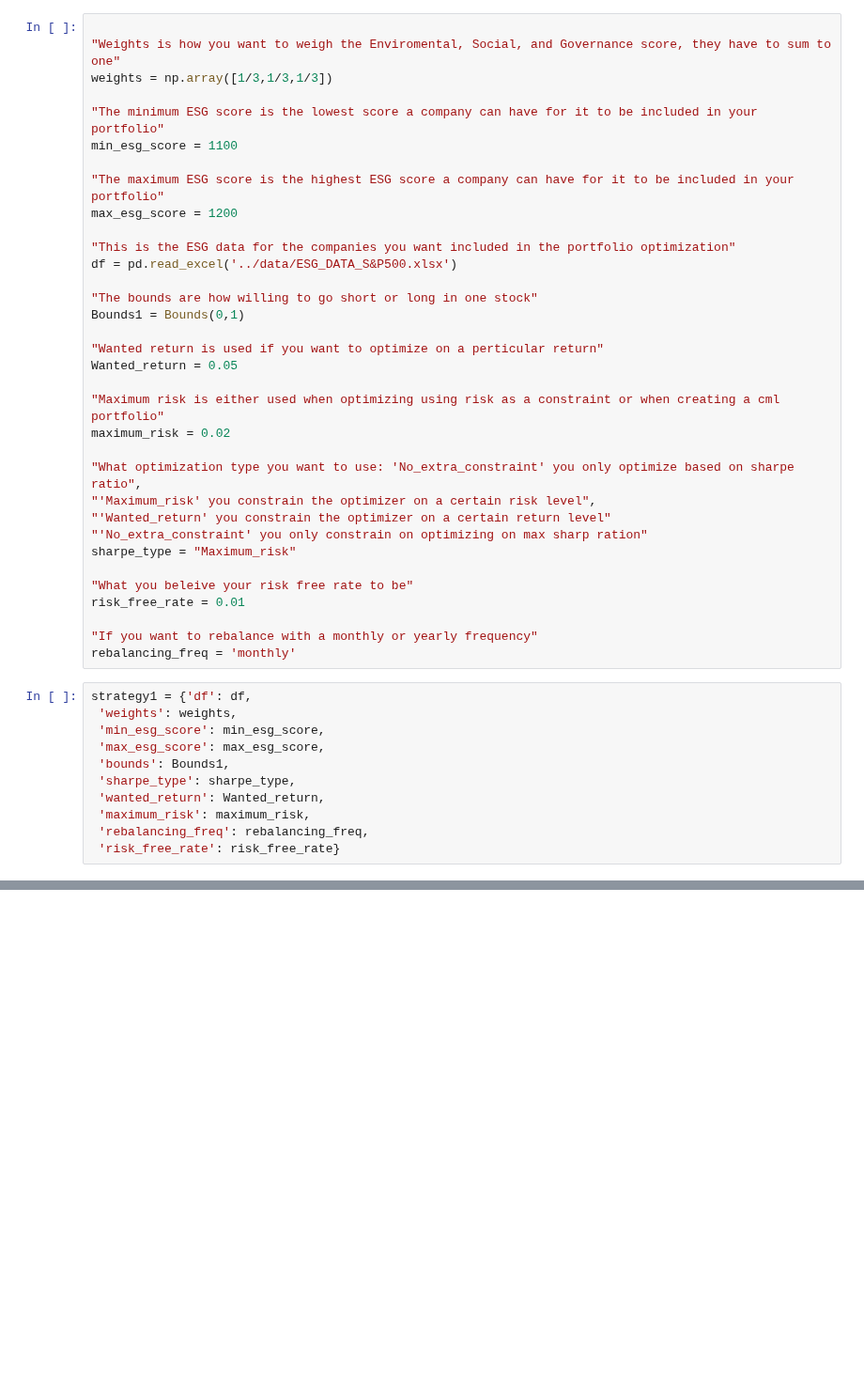
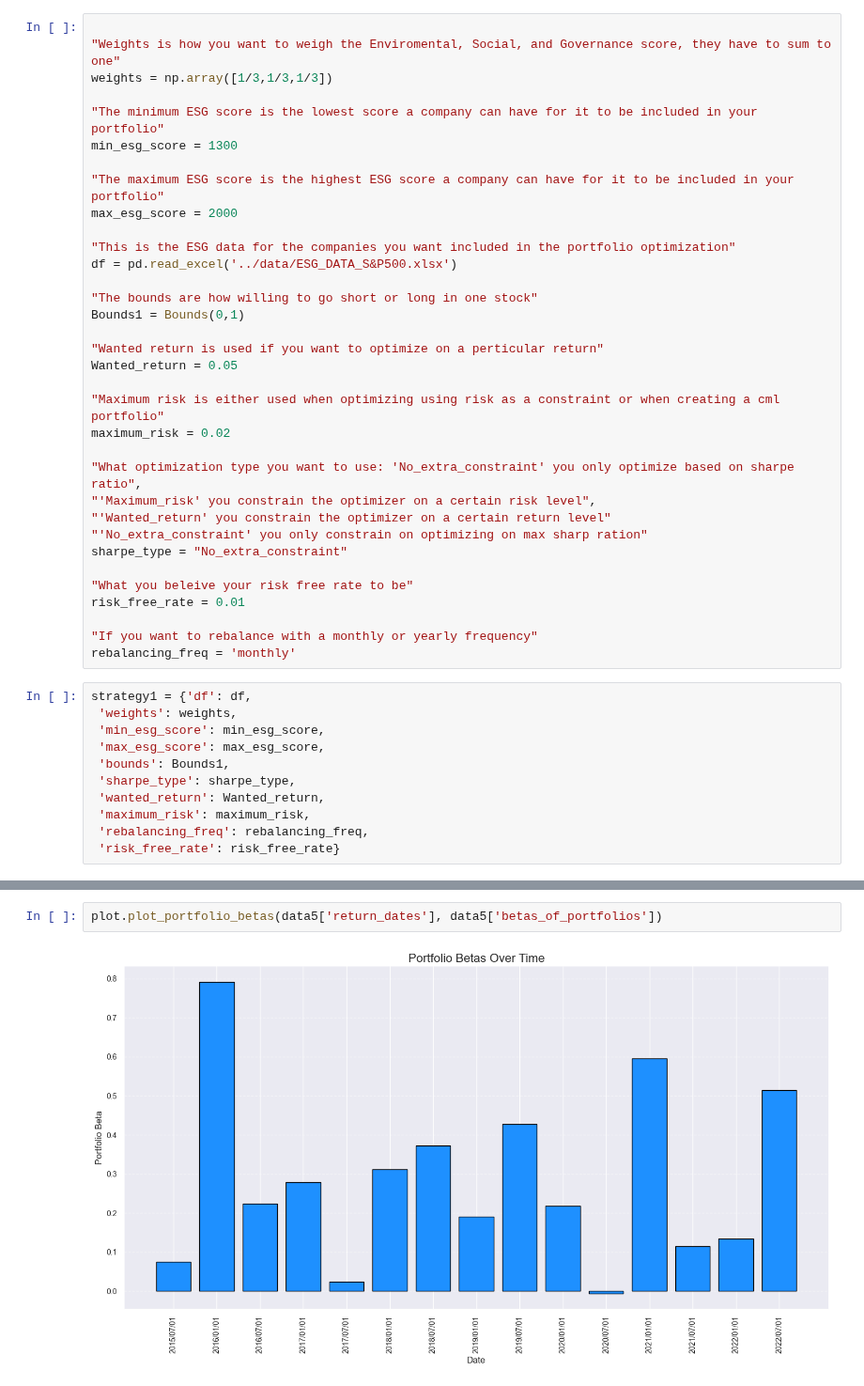
Before and after one commit to NicolaiVArends/BachelorThesis, a Jupyter notebook: notebooks/Strategy1.ipynb, the cells around one changed output, grey strips where cells are left out. Shown at 94% size. Saved outputs shown, nothing was run; the diff lists cells and outputs as text; blank space fills up the shorter version.

Commit message:
Plottet esg scores and betas

```diff
--- a/notebooks/Strategy1.ipynb
+++ b/notebooks/Strategy1.ipynb
@@ -32,10 +32,10 @@ warnings.filterwarnings("ignore", category=FutureWarning, module='pandas')
 weights = np.array([1/3,1/3,1/3])
 
 "The minimum ESG score is the lowest score a company can have for it to be included in your portfolio"
-min_esg_score = 1100
+min_esg_score = 1300
 
 "The maximum ESG score is the highest ESG score a company can have for it to be included in your portfolio"
-max_esg_score = 1200
+max_esg_score = 2000
 
 "This is the ESG data for the companies you want included in the portfolio optimization"
 df = pd.read_excel('../data/ESG_DATA_S&P500.xlsx')
@@ -53,7 +53,7 @@ maximum_risk = 0.02
 "'Maximum_risk' you constrain the optimizer on a certain risk level",
 "'Wanted_return' you constrain the optimizer on a certain return level"
 "'No_extra_constraint' you only constrain on optimizing on max sharp ration"
-sharpe_type = "Maximum_risk"
+sharpe_type = "No_extra_constraint"
 
 "What you beleive your risk free rate to be"
 risk_free_rate = 0.01
@@ -98,0 +109,4 @@ KeyboardInterrupt:
+# %%
+plot.plot_portfolio_betas(data5['return_dates'], data5['betas_of_portfolios'])
+# %% [output]
+[figure, added]
```
Also changed, not shown: parts of 4 cells of this notebook, 1 other file.
